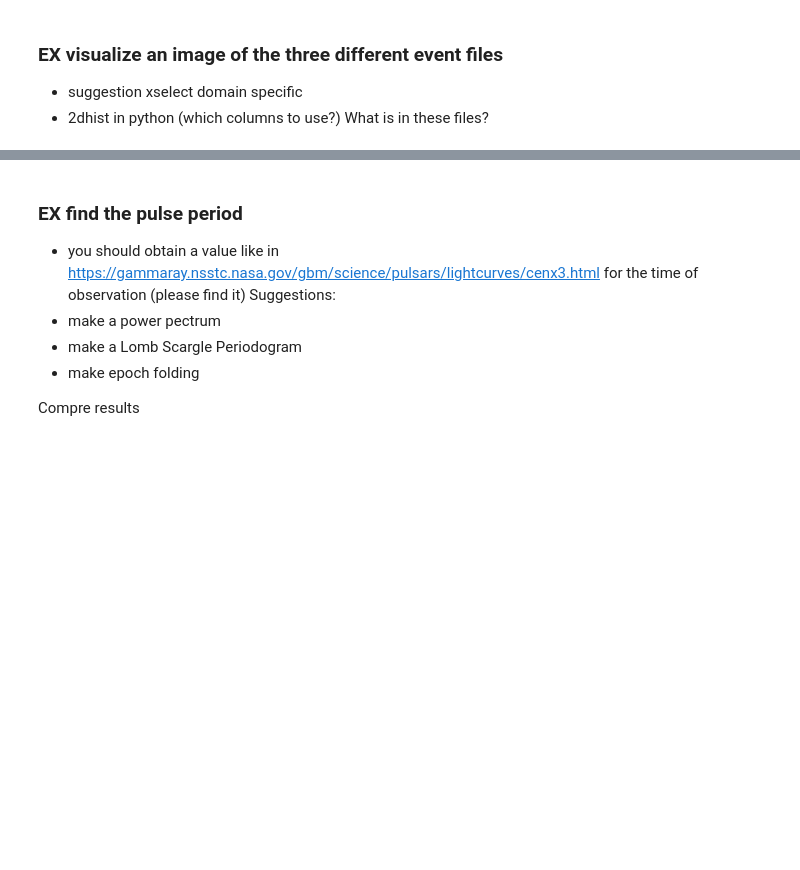
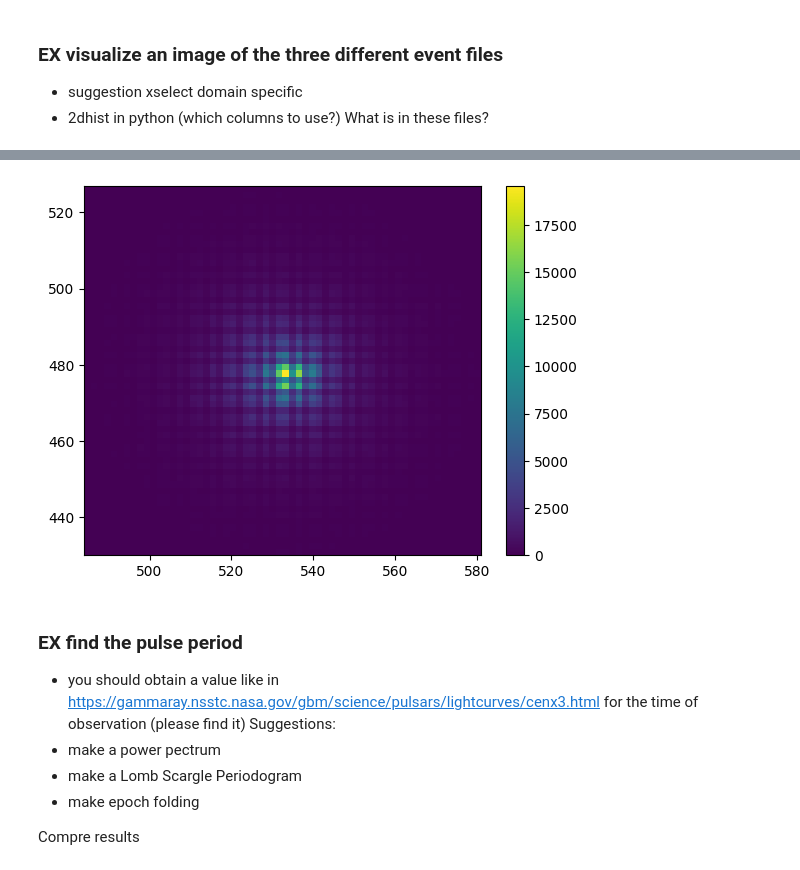
Before and after one commit to SamMerc/APLI, a Jupyter notebook: notebooks/Day1.ipynb, the cells around one changed output, grey strips where cells are left out. Saved outputs shown, nothing was run; the diff lists cells and outputs as text; code cells hidden in the pictures; blank space fills up the shorter version.

```diff
--- a/notebooks/Day1.ipynb
+++ b/notebooks/Day1.ipynb
@@ -283,3 +214,8 @@ WARNING:root:Segment with a single time bin! Ignoring this segment!
 - suggestion xselect domain specific
 - 2dhist in python (which columns to use?)
 What is in these files?
+# %%
+#Plotting image seen on detector A -> containing background + source
+image_file1 = pf.open('sourceA.evt')
+image_file1.info()
+Event_image = image_file1[1].data
@@ -286,3 +240,13 @@ What is in these files?
+# %%
+#Plotting 2D histogram with x and y coord of events on detector
+X_coord = Event_image['X']
+Y_coord = Event_image['Y']
+
+plt.hist2d(X_coord, Y_coord, bins=(60, 60))
+plt.colorbar()
+plt.show()
+# %% [output]
+[figure, added]
 # %% [markdown]
 ### EX find the pulse period
 - you should obtain a value like in https://gammaray.nsstc.nasa.gov/gbm/science/pulsars/lightcurves/cenx3.html for the time of observation (please find it)
```
Also changed, not shown: parts of 29 cells of this notebook.
